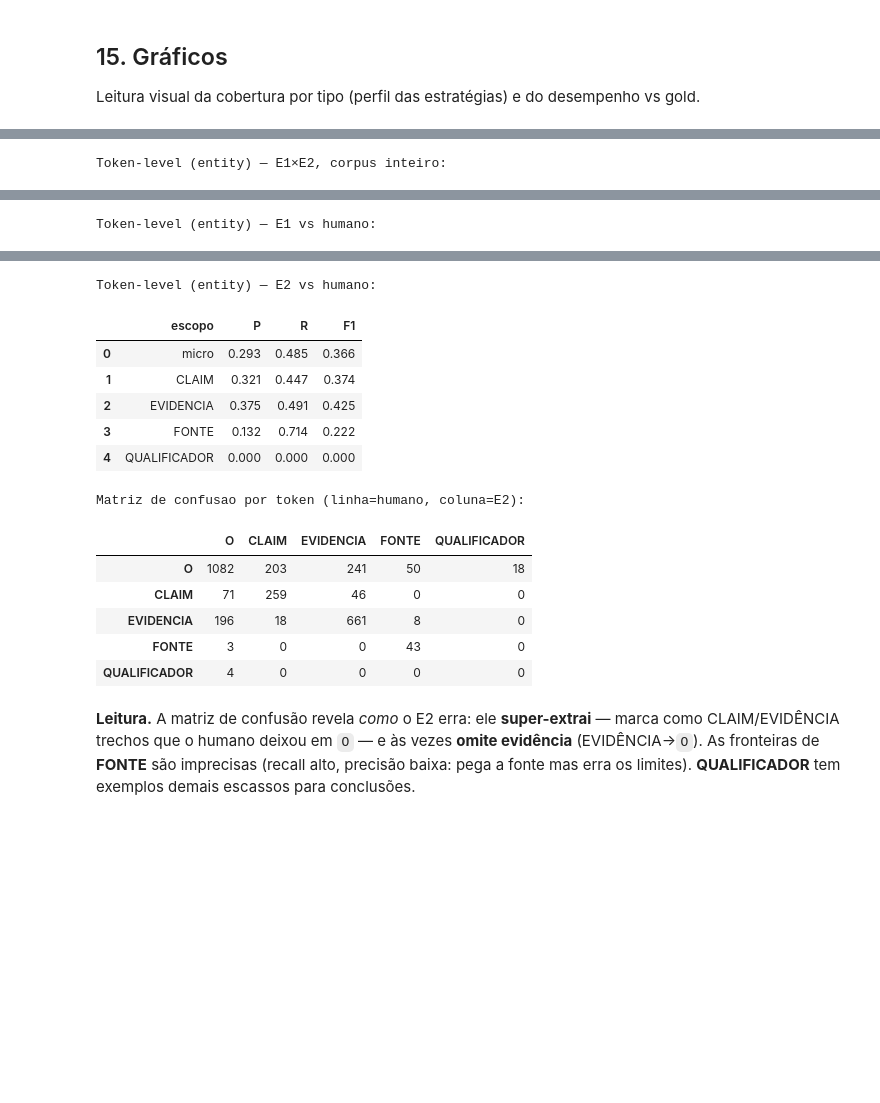
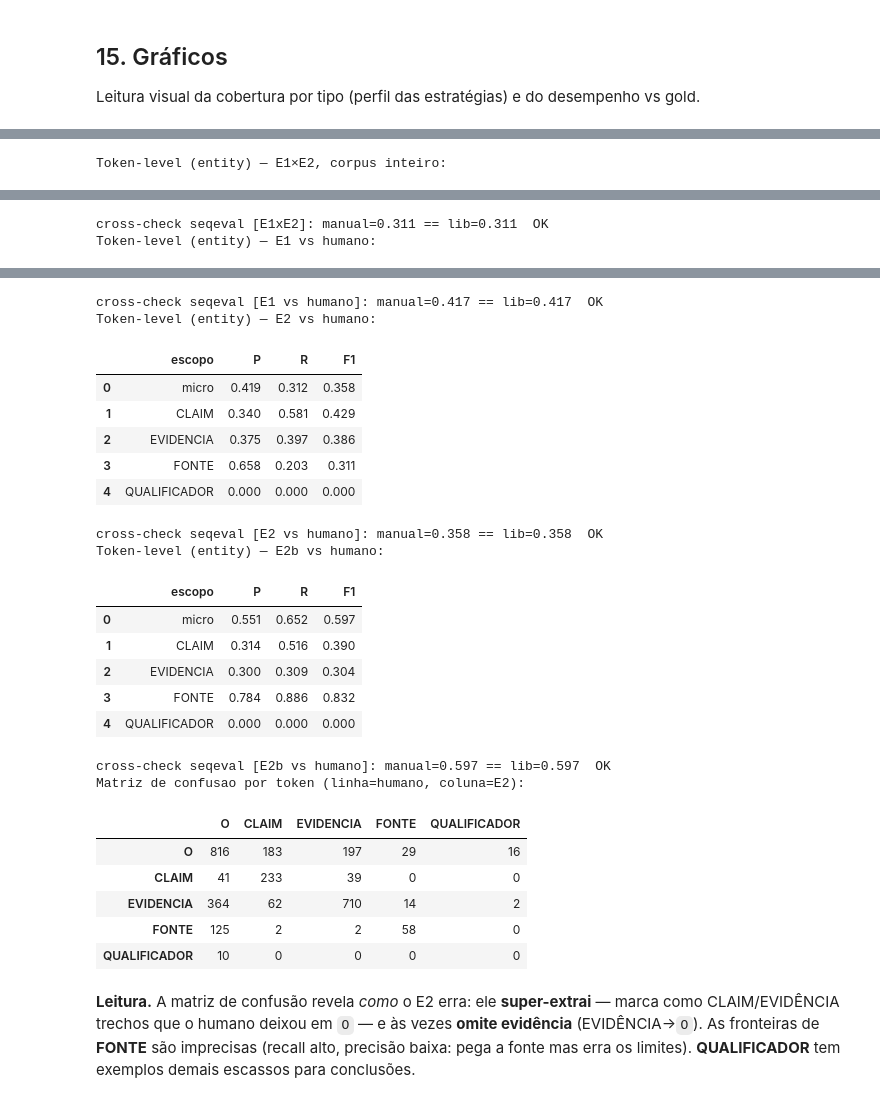
Before and after one commit to rocdav/community-notes-br-argmining, a Jupyter notebook: notebooks/notebook_conclusao.ipynb, the cells around one changed output, grey strips where cells are left out. Drawn from its saved outputs; the diff is of its cells as text; code cells hidden in the pictures; blank space fills up the shorter version.

```diff
--- a/notebooks/notebook_conclusao.ipynb
+++ b/notebooks/notebook_conclusao.ipynb
@@ -468,7 +580,7 @@ Projecao BIO OK.
 def add_bio_columns(df: pd.DataFrame, text_col: str = None):
     text_col = text_col or TEXT_COL
     out = df.copy()
-    src2bio = {"e1": "e1_span_bio_json", "e2": "e2_span_bio_json", "humano": "humano_span_bio_json"}
+    src2bio = {"e1": "e1_span_bio_json", "e2": "e2_span_bio_json", "e2b": "e2b_span_bio_json", "humano": "humano_span_bio_json"}
     tok_json = []; off_json = []; bio_vals = {c: [] for c in src2bio.values()}
     report = defaultdict(Counter); problems = []
     for row_idx, row in tqdm(out.iterrows(), total=len(out), desc="BIO"):
@@ -515,7 +627,7 @@ def check_bio_lengths(d):
     bad = []
     for idx, row in d.iterrows():
         toks = json.loads(row["bio_tokens_json"])
-        for col in ["e1_span_bio_json", "e2_span_bio_json", "humano_span_bio_json"]:
+        for col in ["e1_span_bio_json", "e2_span_bio_json", "e2b_span_bio_json", "humano_span_bio_json"]:
             v = row.get(col)
             if v is None or (isinstance(v, float) and math.isnan(v)): continue
             if len(json.loads(v)) != len(toks):
@@ -583,6 +746,7 @@ def kappa_presence(a: np.ndarray, b: np.ndarray) -> float:
 work = df.copy()
 work["_e1"] = work["e1_spans"].apply(spans_from_cell)
 work["_e2"] = work["e2_spans"].apply(spans_from_cell)
+work["_e2b"] = work["e2b_spans"].apply(spans_from_cell)
 work["_n1"] = work["_e1"].apply(len); work["_n2"] = work["_e2"].apply(len)
 work["_fs"] = [f1_strict(a, b) for a, b in zip(work["_e1"], work["_e2"])]
 work["_fr"] = [f1_relaxed(a, b) for a, b in zip(work["_e1"], work["_e2"])]
@@ -594,10 +758,15 @@ cortes = {
     "C_ambos_marcaram": work[(work["_n1"] > 0) & (work["_n2"] > 0)],
 }
 resumo = pd.DataFrame([
-    {"corte": k, "n": len(d), "F1_estrita": round(d["_fs"].mean(), 3),
-     "F1_relaxada": round(d["_fr"].mean(), 3), "kappa_char": round(d["_kp"].mean(), 3)}
+    {"corte": k, "n": len(d),
+     "F1_estrita": round(d["_fs"].mean(), 3),
+     "F1_relaxada": round(d["_fr"].mean(), 3),
+     "kappa_char_medio": round(d["_kp"].mean(), 3),
+     "kappa_char_pooled": round(cohen_kappa_chars_pooled(
+         zip(d[TEXT_COL].fillna(""), d["_e1"], d["_e2"])), 3)}
     for k, d in cortes.items()])
-print("§4.1 — medias por corte"); display(resumo)
+print("§4.1 — medias por corte (kappa em duas agregacoes: media por nota e pooled)")
+display(resumo)
 
 pres_rows = []
 for k, d in cortes.items():
@@ -841,20 +1122,41 @@ def entity_prf(gold_lists, pred_lists):
         p, r, f = prf(*per[t]); rows.append({"escopo": t, "P": round(p, 3), "R": round(r, 3), "F1": round(f, 3)})
     return pd.DataFrame(rows)
 
+# cross-check: a implementacao manual deve coincidir com a biblioteca seqeval
+try:
+    from seqeval.metrics import f1_score as _seq_f1
+    from seqeval.scheme import IOB2 as _IOB2
+    _HAS_SEQEVAL = True
+except ImportError:
+    _HAS_SEQEVAL = False
+    print("seqeval ausente; cross-check pulado (instale na celula de dependencias).")
+
+def crosscheck_seqeval(gold_lists, pred_lists, rotulo):
+    if not _HAS_SEQEVAL:
+        return
+    manual = float(entity_prf(gold_lists, pred_lists).iloc[0]["F1"])
+    lib = float(_seq_f1(gold_lists, pred_lists, mode="strict", scheme=_IOB2))
+    assert abs(manual - lib) < 5e-4, f"[{rotulo}] manual={manual:.4f} lib={lib:.4f}"
+    print(f"cross-check seqeval [{rotulo}]: manual={manual:.3f} == lib={lib:.3f}  OK")
+
 pairs = [(json.loads(a), json.loads(b)) for a, b in zip(df_bio["e1_span_bio_json"], df_bio["e2_span_bio_json"])
          if isinstance(a, str) and isinstance(b, str)]
 if pairs:
     print("Token-level (entity) — E1×E2, corpus inteiro:")
     display(entity_prf([x[0] for x in pairs], [x[1] for x in pairs]))
+    crosscheck_seqeval([x[0] for x in pairs], [x[1] for x in pairs], "E1xE2")
 
 hum_mask = df_bio["humano_span_bio_json"].notna()
 if hum_mask.any():
     sub = df_bio[hum_mask]
     h = [json.loads(v) for v in sub["humano_span_bio_json"]]
-    e1 = [json.loads(v) for v in sub["e1_span_bio_json"]]
+    for rotulo, col in [("E1", "e1_span_bio_json"), ("E2", "e2_span_bio_json"), ("E2b", "e2b_span_bio_json")]:
+        if col not in sub.columns or sub[col].isna().all():
+            continue
+        p = [json.loads(v) if isinstance(v, str) else ["O"] * len(hh) for v, hh in zip(sub[col], h)]
+        print(f"Token-level (entity) — {rotulo} vs humano:"); display(entity_prf(h, p))
+        crosscheck_seqeval(h, p, f"{rotulo} vs humano")
     e2 = [json.loads(v) for v in sub["e2_span_bio_json"]]
-    print("Token-level (entity) — E1 vs humano:"); display(entity_prf(h, e1))
-    print("Token-level (entity) — E2 vs humano:"); display(entity_prf(h, e2))
     cats = ["O"] + LABELS
     conf = pd.DataFrame(0, index=cats, columns=cats)
     for hl, el in zip(h, e2):
@@ -870,3 +1172,4 @@ Token-level (entity) — E1×E2, corpus inteiro:
 | 4 | QUALIFICADOR | 0.013 | 0.100 | 0.023 |
+cross-check seqeval [E1xE2]: manual=0.311 == lib=0.311  OK
 Token-level (entity) — E1 vs humano:
 |  | escopo | P | R | F1 |
@@ -877,18 +1180,28 @@ Token-level (entity) — E1 vs humano:
 | 4 | QUALIFICADOR | 0.000 | 0.000 | 0.000 |
+cross-check seqeval [E1 vs humano]: manual=0.417 == lib=0.417  OK
 Token-level (entity) — E2 vs humano:
 |  | escopo | P | R | F1 |
-| 0 | micro | 0.293 | 0.485 | 0.366 |
-| 1 | CLAIM | 0.321 | 0.447 | 0.374 |
-| 2 | EVIDENCIA | 0.375 | 0.491 | 0.425 |
-| 3 | FONTE | 0.132 | 0.714 | 0.222 |
+| 0 | micro | 0.419 | 0.312 | 0.358 |
+| 1 | CLAIM | 0.340 | 0.581 | 0.429 |
+| 2 | EVIDENCIA | 0.375 | 0.397 | 0.386 |
+| 3 | FONTE | 0.658 | 0.203 | 0.311 |
 | 4 | QUALIFICADOR | 0.000 | 0.000 | 0.000 |
-Matriz de confusao por token (linha=humano, coluna=E2):
+cross-check seqeval [E2 vs humano]: manual=0.358 == lib=0.358  OK
+Token-level (entity) — E2b vs humano:
-|  | O | CLAIM | EVIDENCIA | FONTE | QUALIFICADOR |
-| O | 1082 | 203 | 241 | 50 | 18 |
-| CLAIM | 71 | 259 | 46 | 0 | 0 |
-| EVIDENCIA | 196 | 18 | 661 | 8 | 0 |
-| FONTE | 3 | 0 | 0 | 43 | 0 |
-| QUALIFICADOR | 4 | 0 | 0 | 0 | 0 |
+|  | escopo | P | R | F1 |
+| 0 | micro | 0.551 | 0.652 | 0.597 |
+| 1 | CLAIM | 0.314 | 0.516 | 0.390 |
+| 2 | EVIDENCIA | 0.300 | 0.309 | 0.304 |
+| 3 | FONTE | 0.784 | 0.886 | 0.832 |
+| 4 | QUALIFICADOR | 0.000 | 0.000 | 0.000 |
+cross-check seqeval [E2b vs humano]: manual=0.597 == lib=0.597  OK
+Matriz de confusao por token (linha=humano, coluna=E2):
+|  | O | CLAIM | EVIDENCIA | FONTE | QUALIFICADOR |
+| O | 816 | 183 | 197 | 29 | 16 |
+| CLAIM | 41 | 233 | 39 | 0 | 0 |
+| EVIDENCIA | 364 | 62 | 710 | 14 | 2 |
+| FONTE | 125 | 2 | 2 | 58 | 0 |
+| QUALIFICADOR | 10 | 0 | 0 | 0 | 0 |
 # %% [markdown]
 **Leitura.** A matriz de confusão revela *como* o E2 erra: ele **super-extrai** — marca
 como CLAIM/EVIDÊNCIA trechos que o humano deixou em `O` — e às vezes **omite evidência**
```
Also changed, not shown: parts of 33 cells of this notebook, 1 other file.
